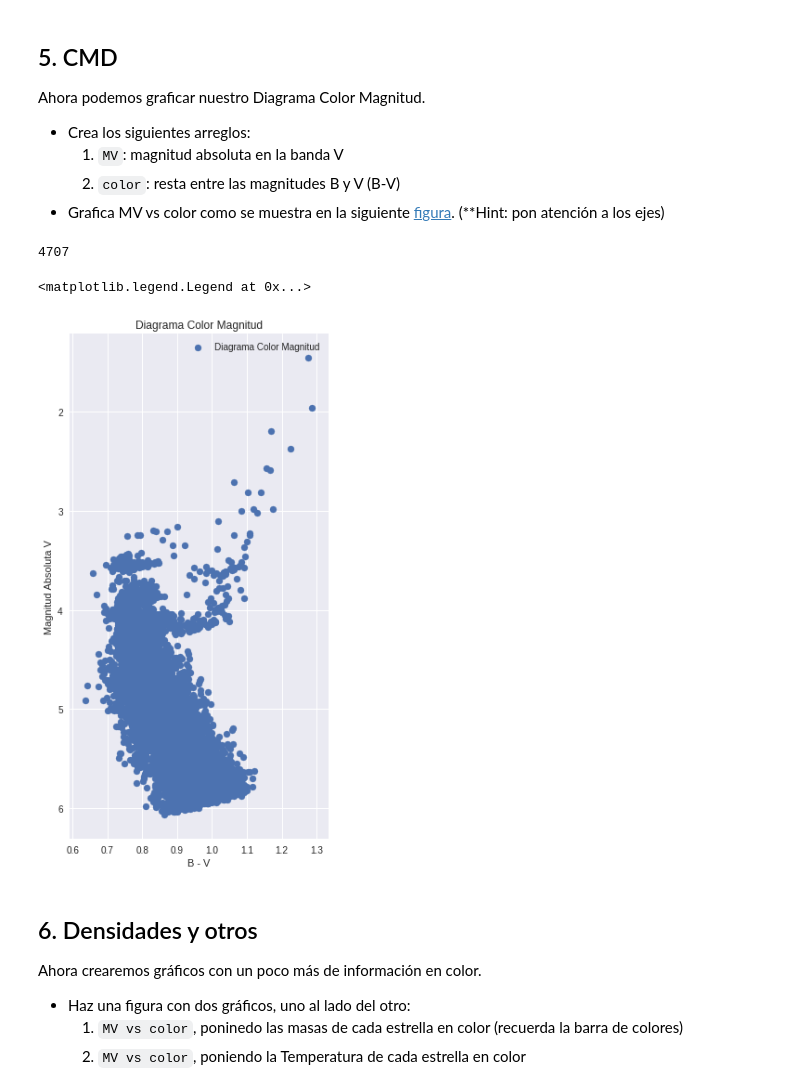
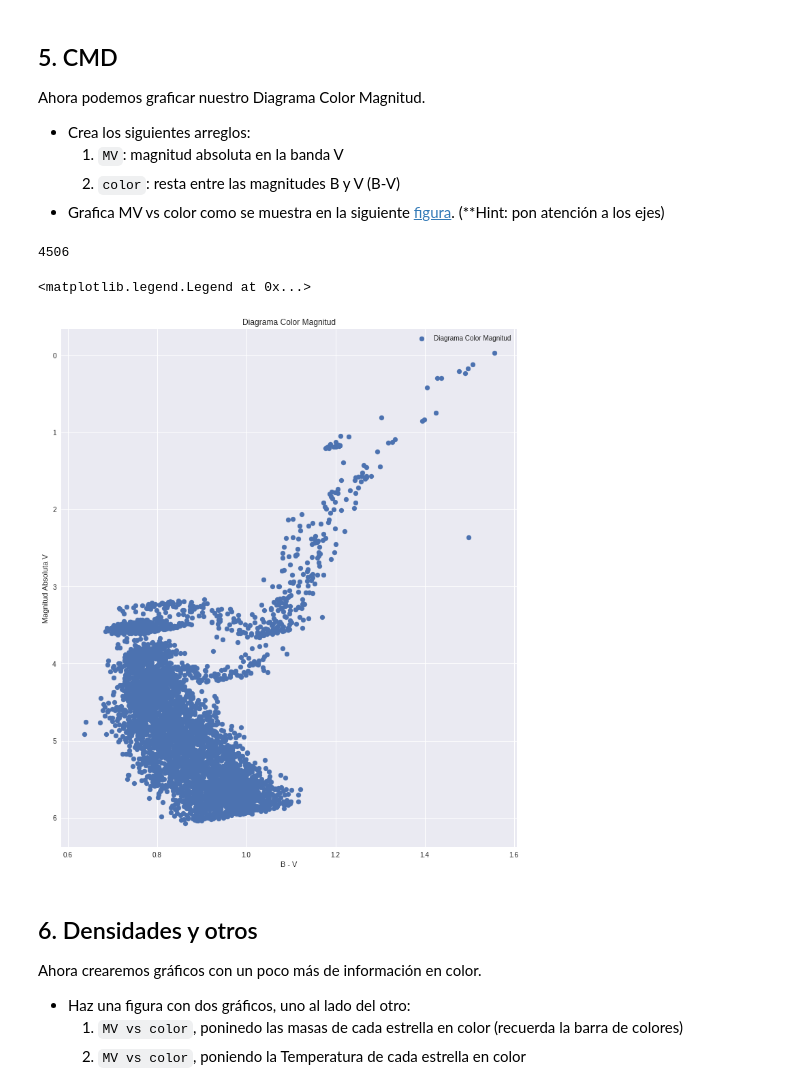
Before and after one commit to niccoma/minitarea2, a Jupyter notebook: minitarea2.ipynb, the cells around one changed output. Saved outputs shown, nothing was run; the diff lists cells and outputs as text; code cells hidden in the pictures.

```diff
--- a/minitarea2.ipynb
+++ b/minitarea2.ipynb
@@ -98,8 +98,8 @@ Como te habrás dado cuenta hay dos distribuciones de distancia. La mayoría de
 # %%
 #Filtrar por distancia
 dat = datos.copy()
-dat2 = dat[dat[:,0]>1]
-datos_filtrados = dat2[dat2[:,1]>1]
+datos_filtrados = dat[D<3.5]
+
 
 
 print('El set original contenia ' + str(np.size(bB)) +  ' estrellas, luego de filtrar quedaron ' + str(np.size(datos_filtrados[:,0])))
@@ -140,27 +140,27 @@ Ahora podemos graficar nuestro Diagrama Color Magnitud.
 # %%
 #Crear arrays MV y color
 print(np.size(datos_filtrados[:,1]))
 MV = mag_abs(datos_filtrados[:,1],datos_filtrados[:,6])
 colorL = []
 for i in range(np.size(datos_filtrados[:,1])):
   bv = datos_filtrados[i,0] - datos_filtrados[i,1]
   colorL.append(bv)
 color = np.array(colorL)
 #plot cmd
 import matplotlib.pyplot as plt
 
-fig, ax = plt.subplots(figsize = (5,10))
+fig, ax = plt.subplots(figsize = (12,14))
 
 cmd = ax.scatter(color, MV, label = 'Diagrama Color Magnitud')
 ax.invert_yaxis()
 ax.set_ylabel('Magnitud Absoluta V')
 ax.set_xlabel('B - V')
 ax.set_title('Diagrama Color Magnitud')
 ax.legend()
 # %% [output]
-4707
+4506
 <matplotlib.legend.Legend at 0x...>
-[figure, old version]
+[figure, new version]
 # %% [markdown]
 ## 6. Densidades y otros
 
```
Also changed, not shown: parts of 6 cells of this notebook.
